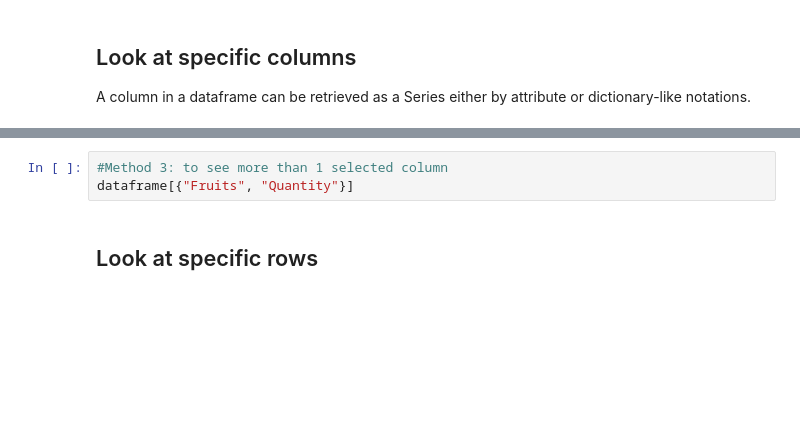
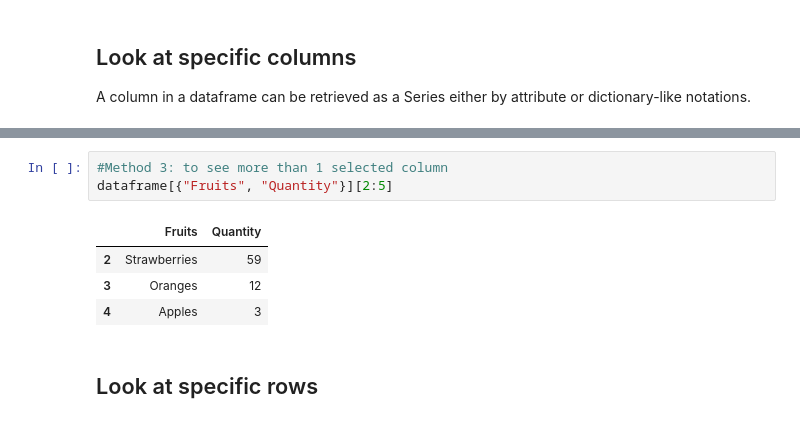
Before and after one commit to mbonnemaison/Learning-Python, a Jupyter notebook: Learning_pandas/study-group_Meetup_4-13-21/pandas_introduction.ipynb, the cells around one changed output, grey strips where cells are left out. Drawn from its saved outputs; the diff is of its cells as text; blank space fills up the shorter version.

```diff
--- a/Learning_pandas/study-group_Meetup_4-13-21/pandas_introduction.ipynb
+++ b/Learning_pandas/study-group_Meetup_4-13-21/pandas_introduction.ipynb
@@ -242,6 +375,11 @@ dataframe["Fruits"]
 # %%
 #Method 3: to see more than 1 selected column
-dataframe[{"Fruits", "Quantity"}]
+dataframe[{"Fruits", "Quantity"}][2:5]
+# %% [output]
+|  | Fruits | Quantity |
+| 2 | Strawberries | 59 |
+| 3 | Oranges | 12 |
+| 4 | Apples | 3 |
 # %% [markdown]
 ## Look at specific rows
 # %%
```
Also changed, not shown: parts of 75 cells of this notebook, 1 other file.
